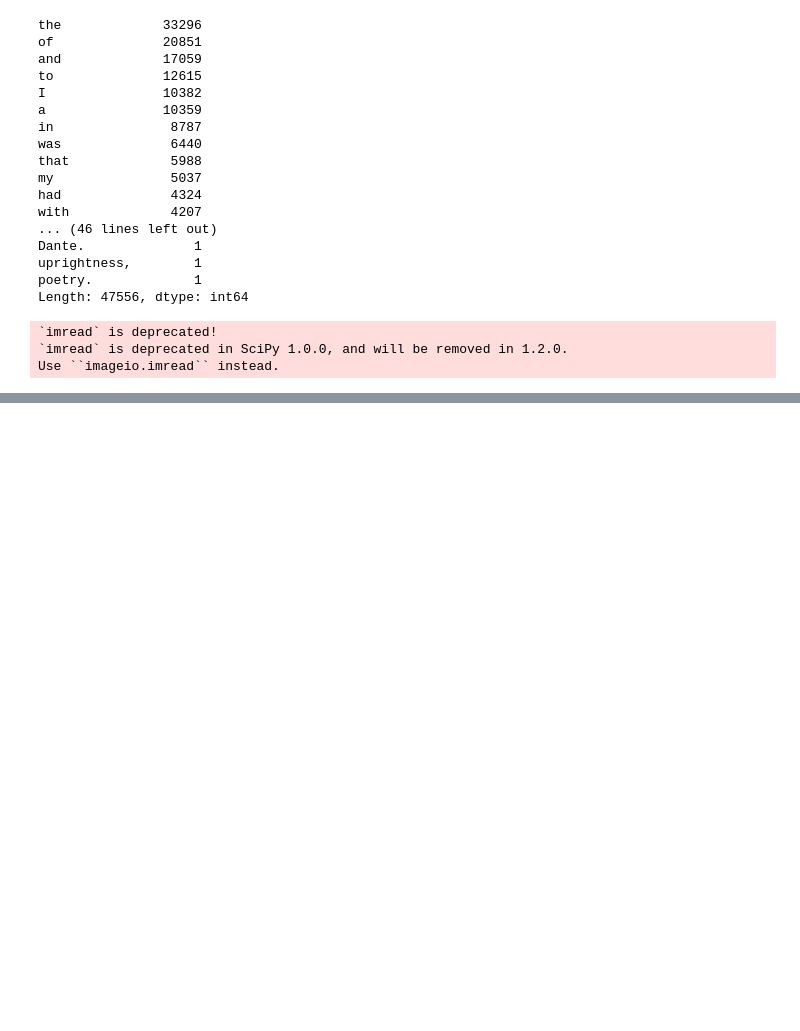
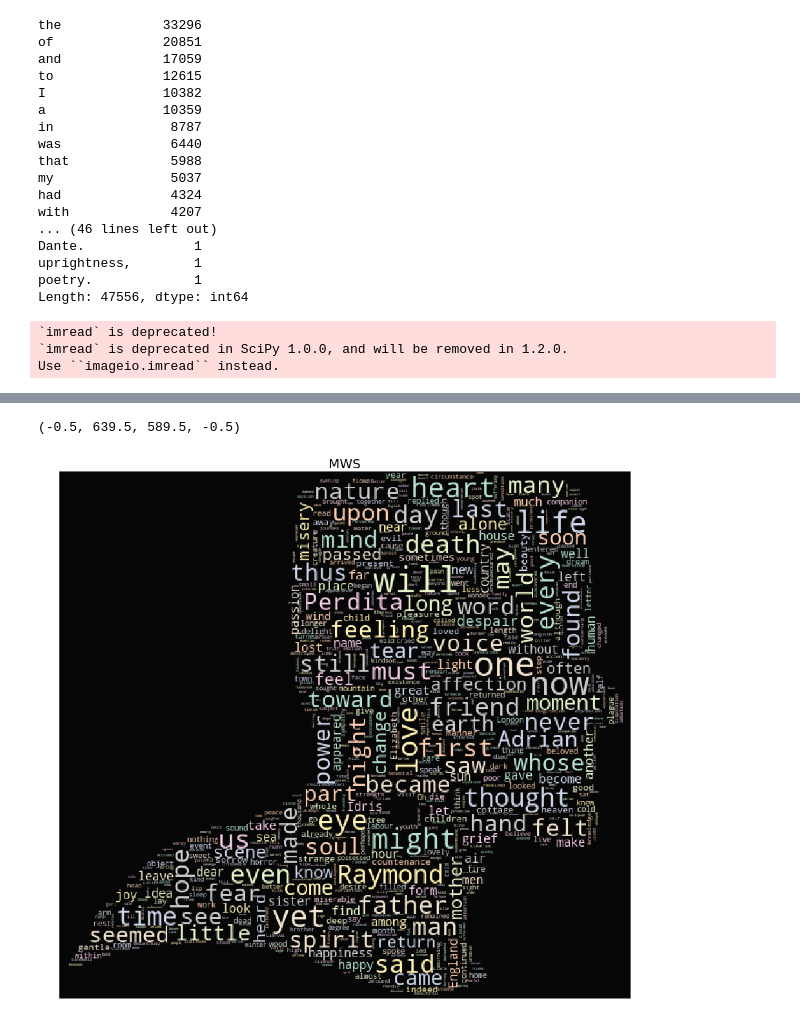
Before and after one commit to innovator-arjun/Data_Science, a Jupyter notebook: Spooky Author Identification/Spooky Author.ipynb, the cells around one changed output, grey strips where cells are left out. Cells and saved outputs as stored; diff of their text form; code cells hidden in the pictures; blank space fills up the shorter version.

```diff
--- a/Spooky Author Identification/Spooky Author.ipynb
+++ b/Spooky Author Identification/Spooky Author.ipynb
@@ -162,0 +173,7 @@ Use ``imageio.imread`` instead.
+# %%
+f3=open("mws.png","wb")
+f3.write(codecs.decode(mws_64,'base64'))
+f3.close()
+
+img3=imread("mws.png")
+hcmask3=img3
@@ -175,0 +207,11 @@ plt.axis('off')
+# %%
+plt.figure(figsize=(18,15))
+wc=WordCloud(background_color="black",max_font_size=40,max_words=10000,mask=hcmask3)
+
+wc.generate(" ".join(mws))
+plt.title("MWS",fontsize=20)
+plt.imshow(wc.recolor(colormap='Pastel2',random_state=17),alpha=0.98)
+plt.axis('off')
+# %% [output]
+(-0.5, 639.5, 589.5, -0.5)
+[figure, added]
```
Also changed, not shown: parts of 4 cells of this notebook, 2 other files.
